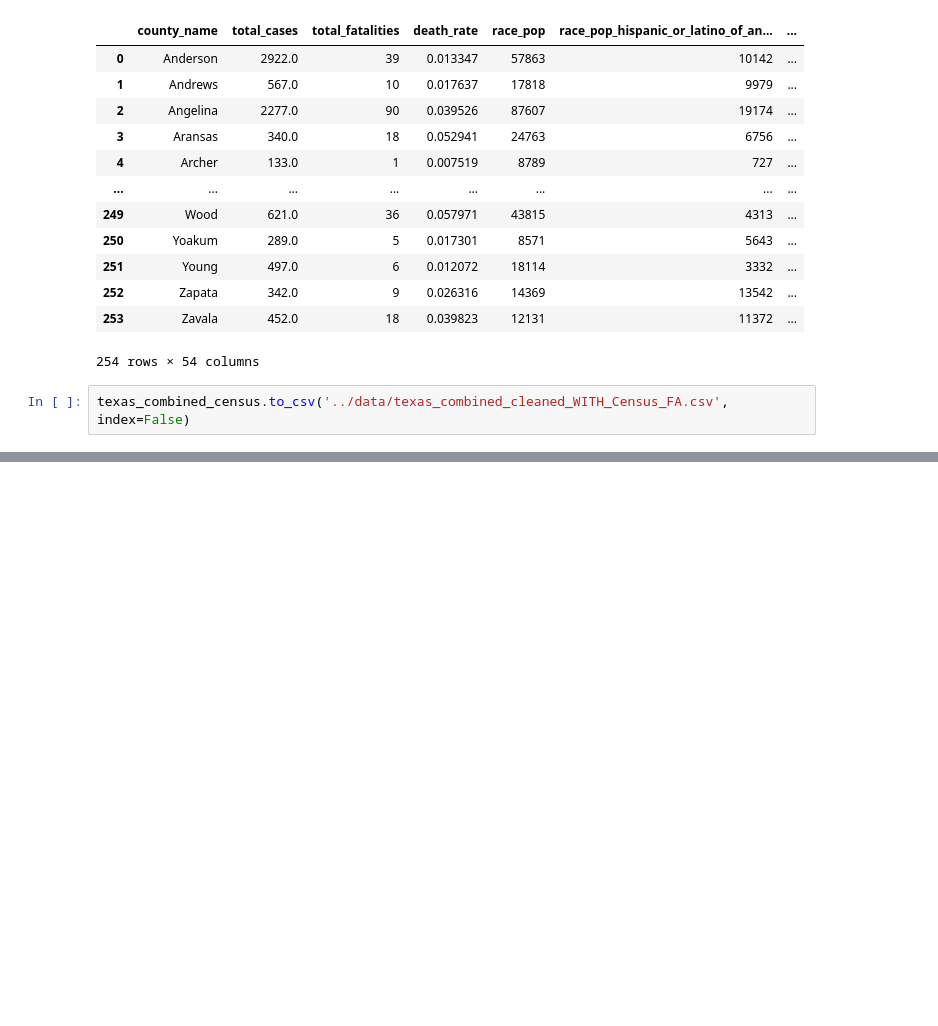
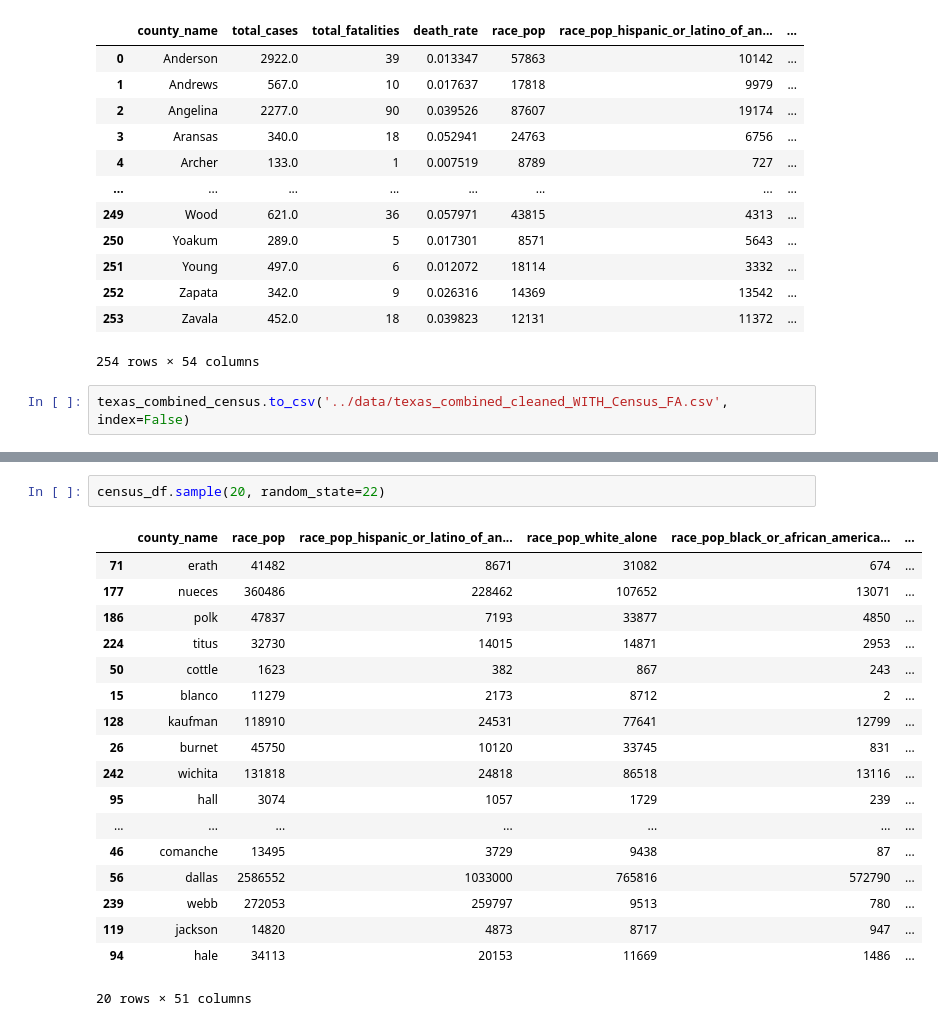
Before and after one commit to cxclark/covid19-analysis, a Jupyter notebook: code/Texas_total cases-death-census.ipynb, the cells around one changed output, grey strips where cells are left out. Drawn from its saved outputs; the diff is of its cells as text; blank space fills up the shorter version.

```diff
--- a/code/Texas_total cases-death-census.ipynb
+++ b/code/Texas_total cases-death-census.ipynb
@@ -423,0 +605,21 @@ texas_combined_census.to_csv('../data/texas_combined_cleaned_WITH_Census_FA.csv'
+# %%
+census_df.sample(20, random_state=22)
+# %% [output]
+|  | county_name | race_pop | race_pop_hispanic_or_latino_of_an... | race_pop_white_alone | race_pop_black_or_african_america... | ... |
+| 71 | erath | 41482 | 8671 | 31082 | 674 | ... |
+| 177 | nueces | 360486 | 228462 | 107652 | 13071 | ... |
+| 186 | polk | 47837 | 7193 | 33877 | 4850 | ... |
+| 224 | titus | 32730 | 14015 | 14871 | 2953 | ... |
+| 50 | cottle | 1623 | 382 | 867 | 243 | ... |
+| 15 | blanco | 11279 | 2173 | 8712 | 2 | ... |
+| 128 | kaufman | 118910 | 24531 | 77641 | 12799 | ... |
+| 26 | burnet | 45750 | 10120 | 33745 | 831 | ... |
+| 242 | wichita | 131818 | 24818 | 86518 | 13116 | ... |
+| 95 | hall | 3074 | 1057 | 1729 | 239 | ... |
+| ... | ... | ... | ... | ... | ... | ... |
+| 46 | comanche | 13495 | 3729 | 9438 | 87 | ... |
+| 56 | dallas | 2586552 | 1033000 | 765816 | 572790 | ... |
+| 239 | webb | 272053 | 259797 | 9513 | 780 | ... |
+| 119 | jackson | 14820 | 4873 | 8717 | 947 | ... |
+| 94 | hale | 34113 | 20153 | 11669 | 1486 | ... |
+20 rows × 51 columns
```
Also changed, not shown: parts of 21 cells of this notebook, 3 other files.
